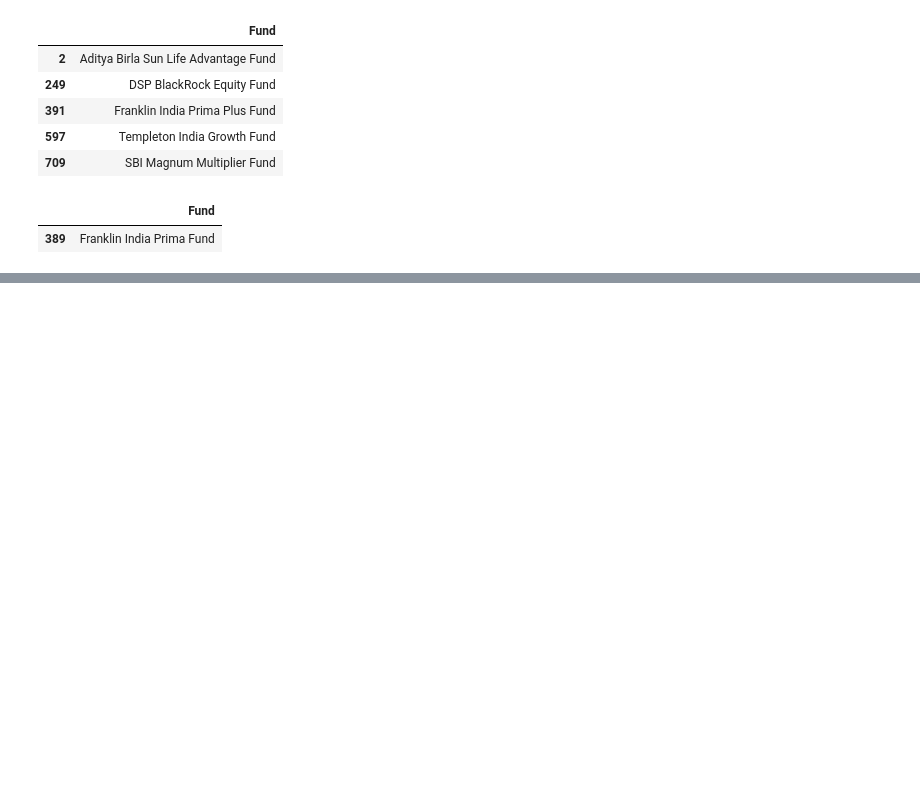
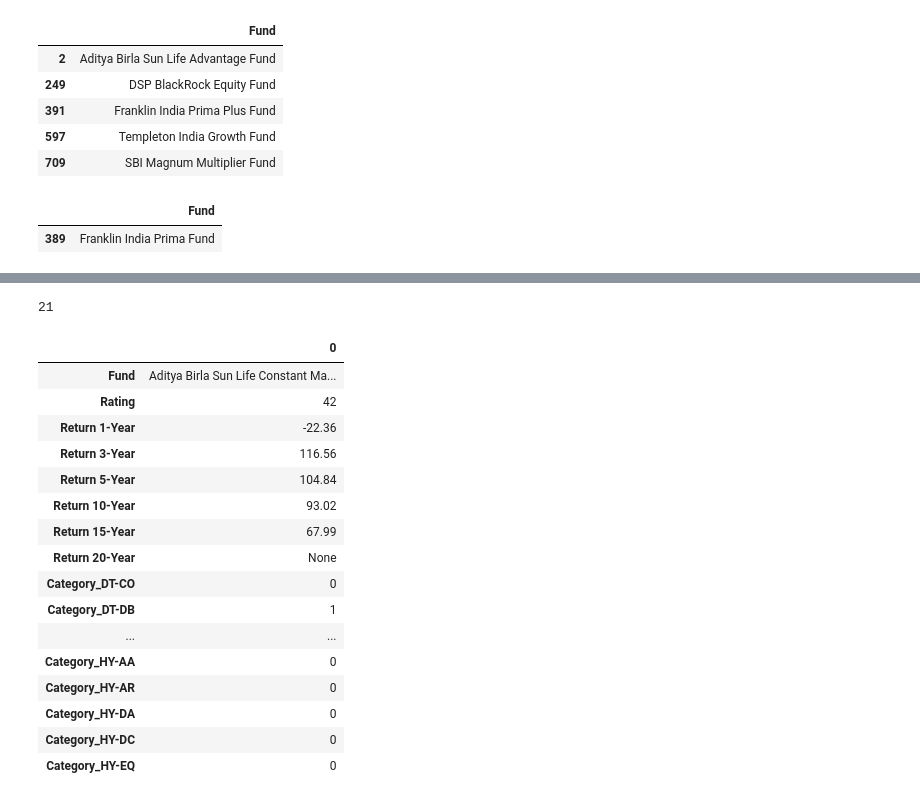
Before and after one commit to MritunjayMohitesh/SIP_return_analysis, a Jupyter notebook: sip_analysis.ipynb, the cells around one changed output, grey strips where cells are left out. Cells and saved outputs as stored; diff of their text form; code cells hidden in the pictures; blank space fills up the shorter version.

```diff
--- a/sip_analysis.ipynb
+++ b/sip_analysis.ipynb
@@ -392,0 +573,25 @@ pd.DataFrame(df['Fund'][ (df['Return 20-Year']>15) & (df['Category_EQ-MC     ']=
+# %%
+df['Return 1-Year'][df['Return 1-Year']<0].count()
+# %% [output]
+21
+# %%
+#Some SIPs can tend to loose you your money
+pd.DataFrame(df[df['Return 1-Year']<0].sum(axis=0))
+# %% [output]
+|  | 0 |
+| Fund | Aditya Birla Sun Life Constant Ma... |
+| Rating | 42 |
+| Return 1-Year | -22.36 |
+| Return 3-Year | 116.56 |
+| Return 5-Year | 104.84 |
+| Return 10-Year | 93.02 |
+| Return 15-Year | 67.99 |
+| Return 20-Year | None |
+| Category_DT-CO | 0 |
+| Category_DT-DB | 1 |
+| ... | ... |
+| Category_HY-AA | 0 |
+| Category_HY-AR | 0 |
+| Category_HY-DA | 0 |
+| Category_HY-DC | 0 |
+| Category_HY-EQ | 0 |
```
Also changed, not shown: parts of 25 cells of this notebook.
